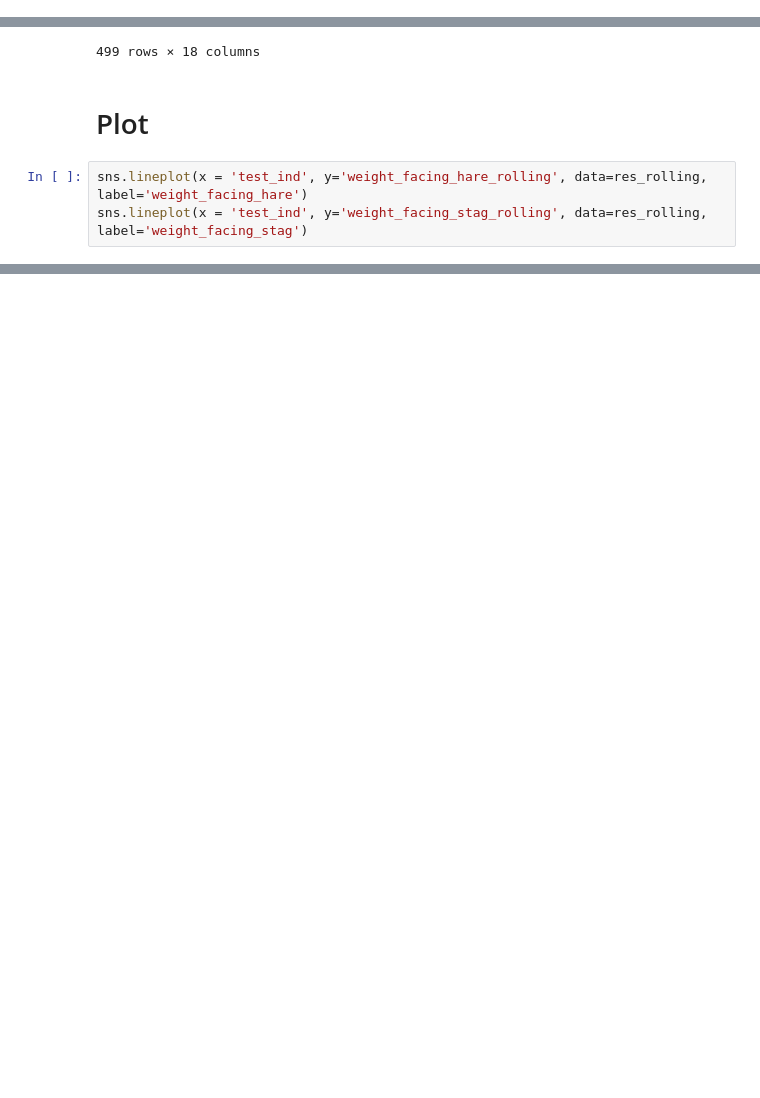
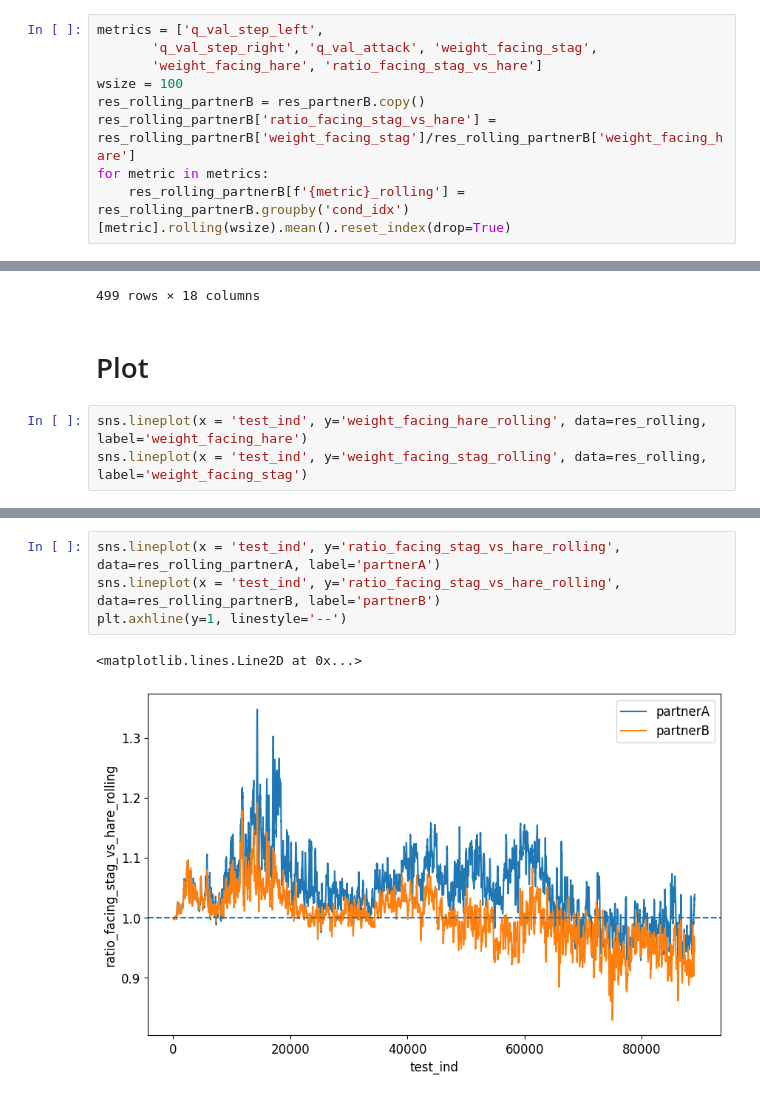
Before and after one commit to social-ai-uoft/sorrel, a Jupyter notebook: sorrel/examples/staghunt_physical/analysis/analysis.ipynb, the cells around one changed output, grey strips where cells are left out. Saved outputs shown, nothing was run; the diff lists cells and outputs as text; blank space fills up the shorter version.

```diff
--- a/sorrel/examples/staghunt_physical/analysis/analysis.ipynb
+++ b/sorrel/examples/staghunt_physical/analysis/analysis.ipynb
@@ -164,3 +399,12 @@ for metric in metrics:
+# %%
+metrics = ['q_val_step_left',
+       'q_val_step_right', 'q_val_attack', 'weight_facing_stag',
+       'weight_facing_hare', 'ratio_facing_stag_vs_hare']
+wsize = 100
+res_rolling_partnerB = res_partnerB.copy()
+res_rolling_partnerB['ratio_facing_stag_vs_hare'] = res_rolling_partnerB['weight_facing_stag']/res_rolling_partnerB['weight_facing_hare']
+for metric in metrics:
+    res_rolling_partnerB[f'{metric}_rolling'] = res_rolling_partnerB.groupby('cond_idx')[metric].rolling(wsize).mean().reset_index(drop=True)
 # %%
 res_rolling
 # %% [output]
@@ -184,0 +437,7 @@ sns.lineplot(x = 'test_ind', y='weight_facing_stag_rolling', data=res_rolling, l
+# %%
+sns.lineplot(x = 'test_ind', y='ratio_facing_stag_vs_hare_rolling',  data=res_rolling_partnerA, label='partnerA')
+sns.lineplot(x = 'test_ind', y='ratio_facing_stag_vs_hare_rolling', data=res_rolling_partnerB, label='partnerB')
+plt.axhline(y=1, linestyle='--')
+# %% [output]
+<matplotlib.lines.Line2D at 0x...>
+[figure, added]
```
Also changed, not shown: parts of 25 cells of this notebook, 29 other files.
